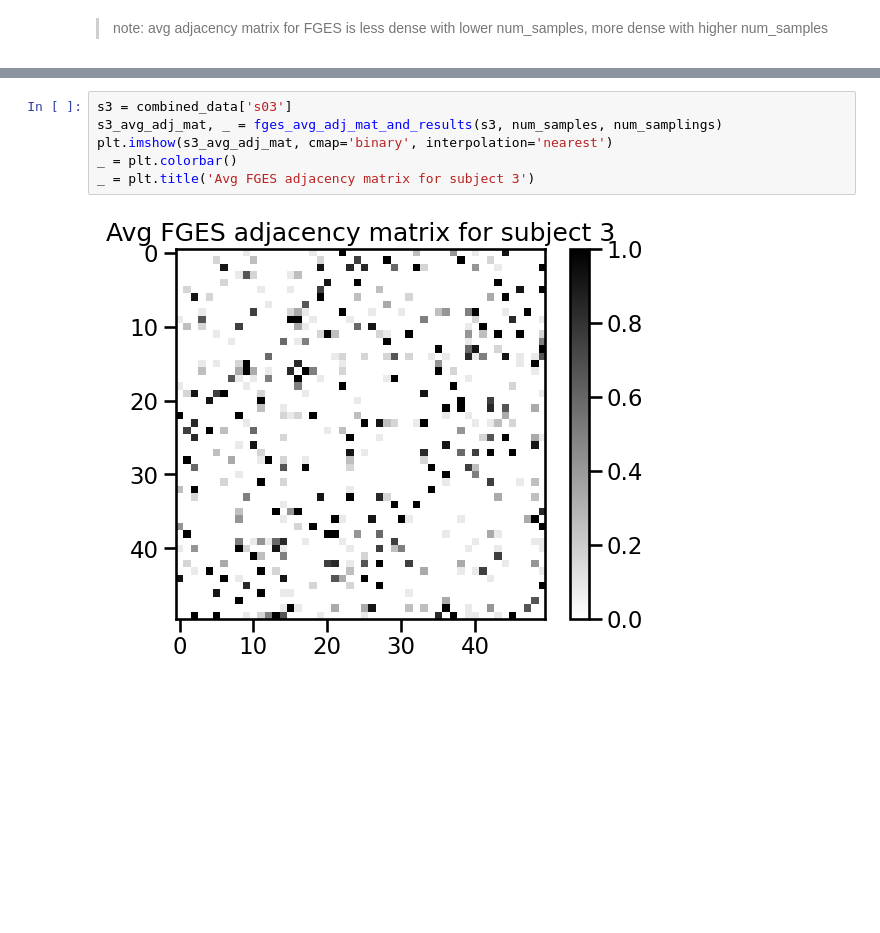
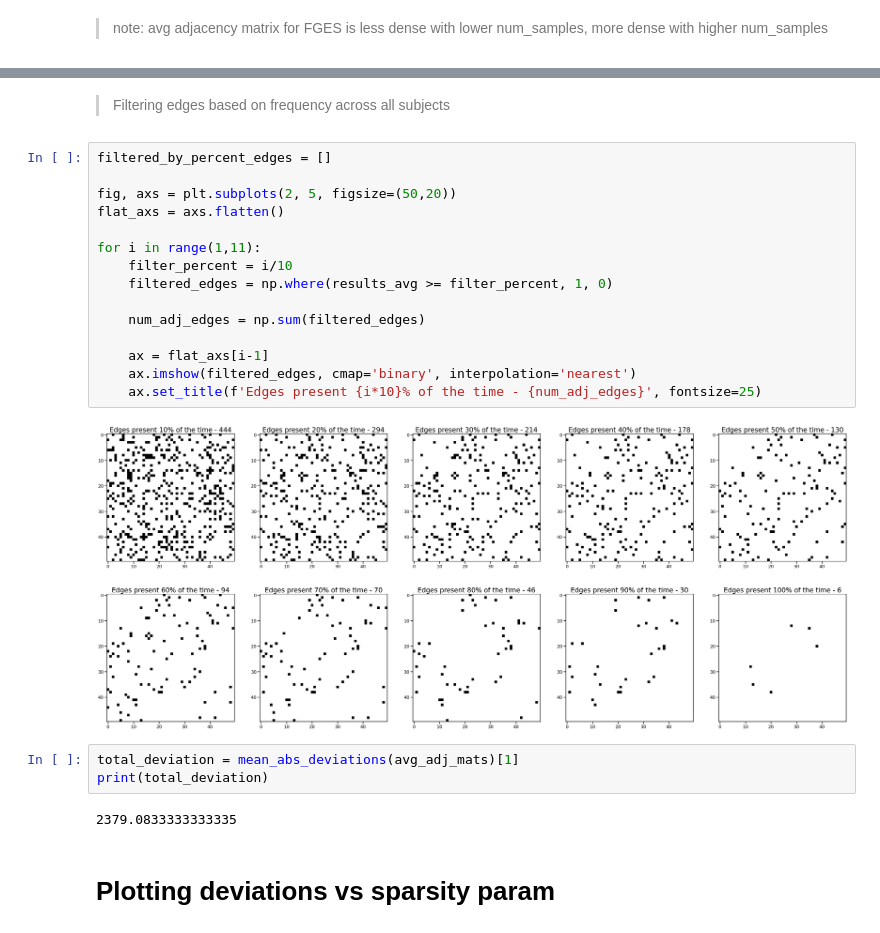
Before and after one commit to jyhong05/CFL_Research, a Jupyter notebook: neuro_pc_fges/run_fges.ipynb, the cells around one changed output, grey strips where cells are left out. Cells and saved outputs as stored; diff of their text form; blank space fills up the shorter version.

Commit message:
compared FGES sparsity param runs

```diff
--- a/neuro_pc_fges/run_fges.ipynb
+++ b/neuro_pc_fges/run_fges.ipynb
@@ -50,8 +42,26 @@ _ = plt.title('Avg FGES adjacency matrix for subject 2')
-# %%
-s3 = combined_data['s03']
-s3_avg_adj_mat, _ = fges_avg_adj_mat_and_results(s3, num_samples, num_samplings)
-plt.imshow(s3_avg_adj_mat, cmap='binary', interpolation='nearest')
-_ = plt.colorbar()
-_ = plt.title('Avg FGES adjacency matrix for subject 3')
-# %% [output]
-[figure, removed]
+# %% [markdown]
+> Filtering edges based on frequency across all subjects
+# %%
+filtered_by_percent_edges = []
+
+fig, axs = plt.subplots(2, 5, figsize=(50,20))
+flat_axs = axs.flatten()
+
+for i in range(1,11):
+    filter_percent = i/10
+    filtered_edges = np.where(results_avg >= filter_percent, 1, 0)
+
+    num_adj_edges = np.sum(filtered_edges)
+
+    ax = flat_axs[i-1]
+    ax.imshow(filtered_edges, cmap='binary', interpolation='nearest')
+    ax.set_title(f'Edges present {i*10}% of the time - {num_adj_edges}', fontsize=25)
+# %% [output]
+[figure, added]
+# %%
+total_deviation = mean_abs_deviations(avg_adj_mats)[1]
+print(total_deviation)
+# %% [output]
+2379.0833333333335
+# %% [markdown]
+# Plotting deviations vs sparsity param
```
Also changed, not shown: parts of 20 cells of this notebook, 3 other files.
